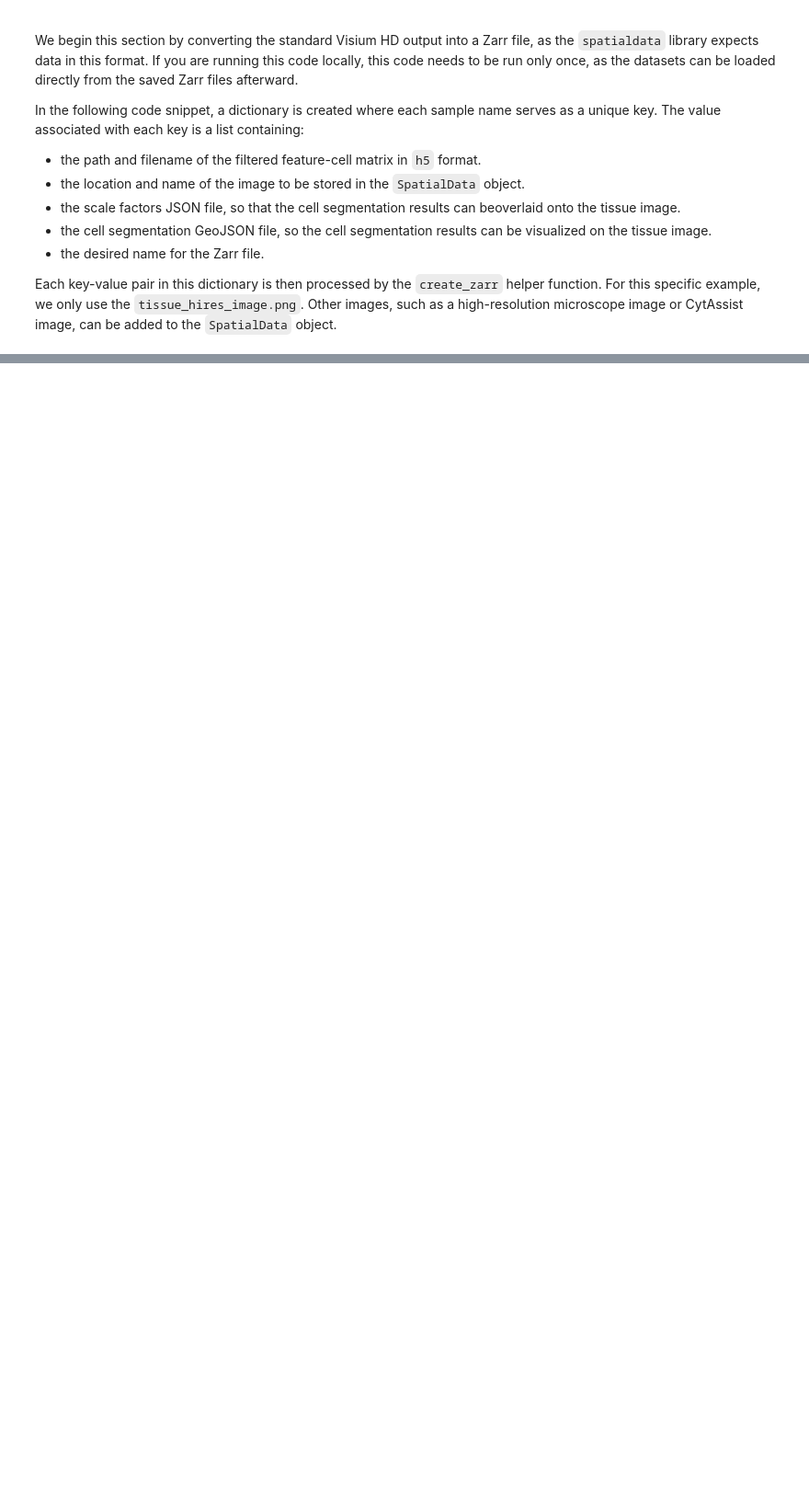
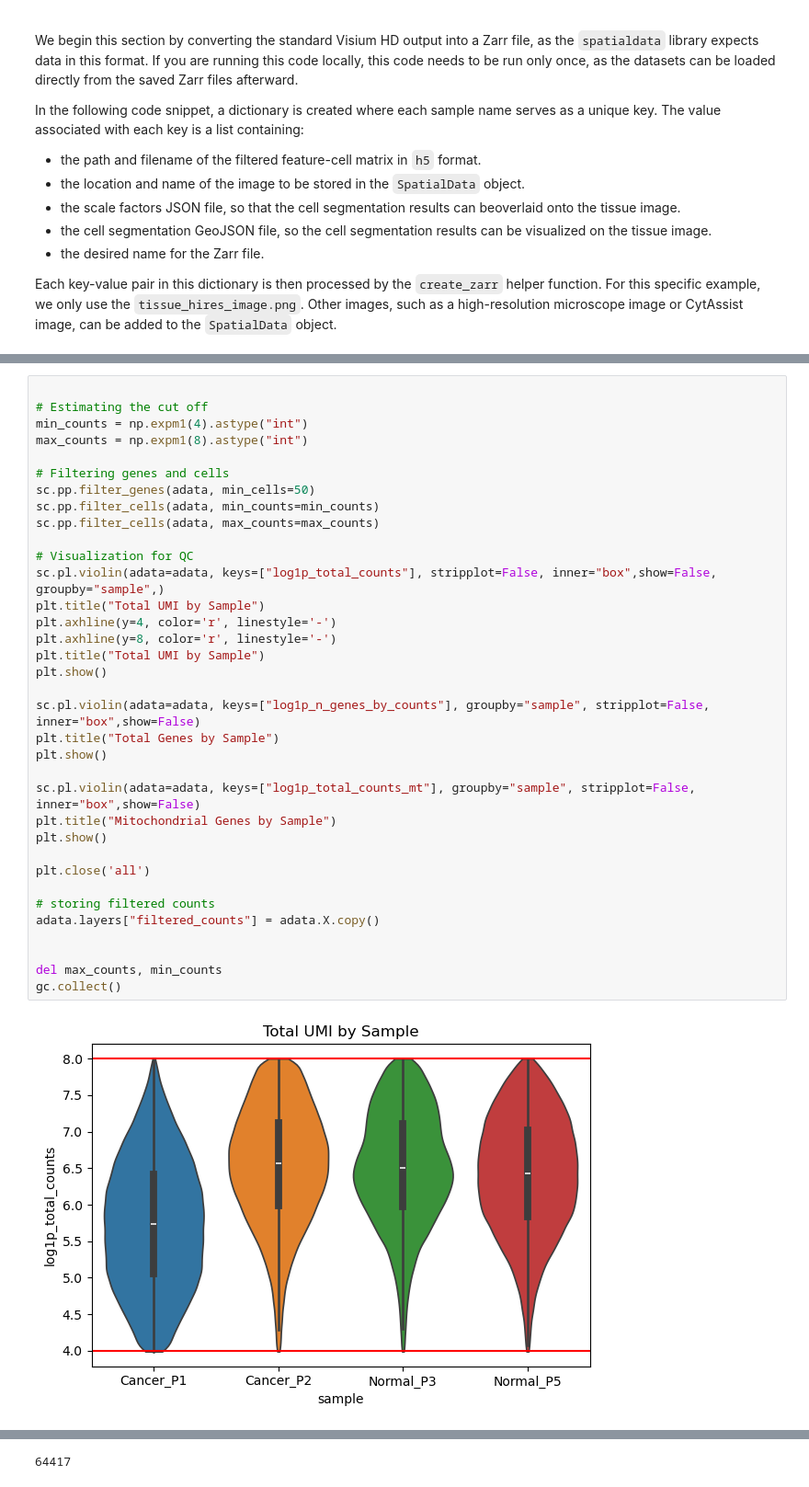
Before and after one commit to jmakings/visiumhd, a Jupyter notebook: notebooks/00_visium_hd_multi_sample_comparison_python.ipynb, the cells around one changed output, grey strips where cells are left out. Shown at 92% size. Saved outputs shown, nothing was run; the diff lists cells and outputs as text; blank space fills up the shorter version.

```diff
--- a/notebooks/00_visium_hd_multi_sample_comparison_python.ipynb
+++ b/notebooks/00_visium_hd_multi_sample_comparison_python.ipynb
@@ -352,0 +538,37 @@ FileNotFoundError: [Errno 2] Unable to synchronously open file (unable to open f
+# %%
+
+# Estimating the cut off
+min_counts = np.expm1(4).astype("int")
+max_counts = np.expm1(8).astype("int")
+
+# Filtering genes and cells
+sc.pp.filter_genes(adata, min_cells=50)
+sc.pp.filter_cells(adata, min_counts=min_counts)
+sc.pp.filter_cells(adata, max_counts=max_counts)
+
+# Visualization for QC
+sc.pl.violin(adata=adata, keys=["log1p_total_counts"], stripplot=False, inner="box",show=False, groupby="sample",)
+plt.title("Total UMI by Sample")
+plt.axhline(y=4, color='r', linestyle='-')
+plt.axhline(y=8, color='r', linestyle='-')
+plt.title("Total UMI by Sample")
+plt.show()
+
+sc.pl.violin(adata=adata, keys=["log1p_n_genes_by_counts"], groupby="sample", stripplot=False, inner="box",show=False)
+plt.title("Total Genes by Sample")
+plt.show()
+
+sc.pl.violin(adata=adata, keys=["log1p_total_counts_mt"], groupby="sample", stripplot=False, inner="box",show=False)
+plt.title("Mitochondrial Genes by Sample")
+plt.show()
+
+plt.close('all')
+
+# storing filtered counts
+adata.layers["filtered_counts"] = adata.X.copy()
+
+
+del max_counts, min_counts
+gc.collect()
+# %% [output]
+[figure, added]
@@ -352,0 +577 @@ FileNotFoundError: [Errno 2] Unable to synchronously open file (unable to open f
+64417
```
Also changed, not shown: parts of 21 cells of this notebook.
